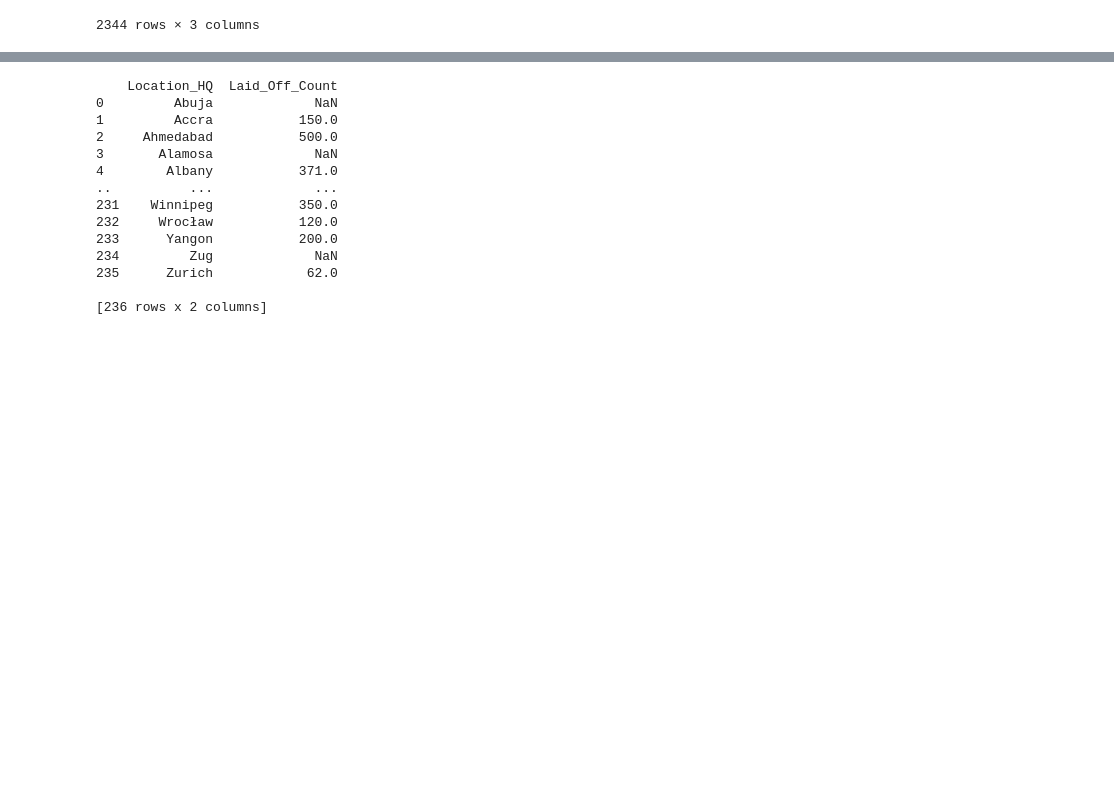
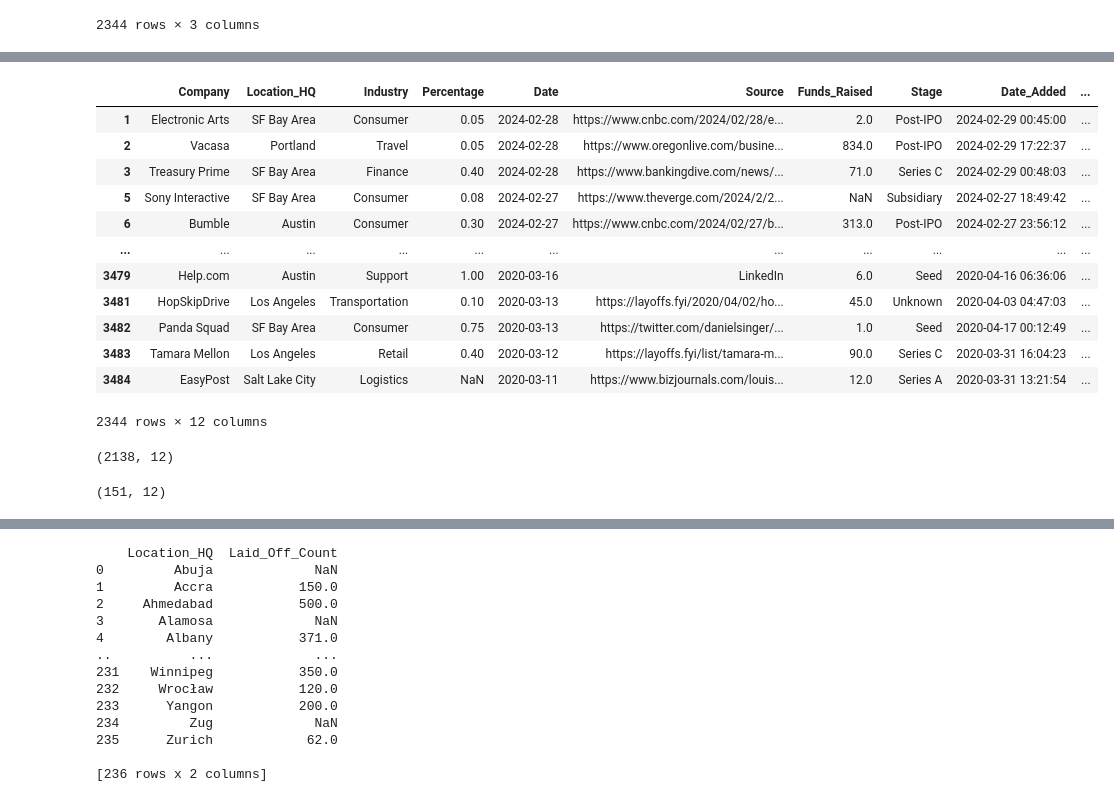
Before and after one commit to ShrustigaSR/LayoffsDashboard, a Jupyter notebook: Layoffs2024-Preprocessing.ipynb, the cells around one changed output, grey strips where cells are left out. Drawn from its saved outputs; the diff is of its cells as text; code cells hidden in the pictures; blank space fills up the shorter version.

```diff
--- a/Layoffs2024-Preprocessing.ipynb
+++ b/Layoffs2024-Preprocessing.ipynb
@@ -796,0 +852,2 @@ not_found_main.shape
+# %%
+data = data[~((data["List_of_Employees_Laid_Off"] == "Unknown") & (data["Laid_Off_Count"].isna()))]
@@ -796,0 +858,2 @@ not_found_main.shape
+# %%
+tp3 = data
@@ -796,0 +876,2 @@ not_found_main.shape
+# %%
+tp3['Laid_Off_Count'] = temp.loc[temp.index, 'Laid_Off_Count']
@@ -796,0 +882,24 @@ not_found_main.shape
+# %%
+tp3
+# %% [output]
+|  | Company | Location_HQ | Industry | Percentage | Date | Source | Funds_Raised | Stage | Date_Added | ... |
+| 1 | Electronic Arts | SF Bay Area | Consumer | 0.05 | 2024-02-28 | https://www.cnbc.com/2024/02/28/e... | 2.0 | Post-IPO | 2024-02-29 00:45:00 | ... |
+| 2 | Vacasa | Portland | Travel | 0.05 | 2024-02-28 | https://www.oregonlive.com/busine... | 834.0 | Post-IPO | 2024-02-29 17:22:37 | ... |
+| 3 | Treasury Prime | SF Bay Area | Finance | 0.40 | 2024-02-28 | https://www.bankingdive.com/news/... | 71.0 | Series C | 2024-02-29 00:48:03 | ... |
+| 5 | Sony Interactive | SF Bay Area | Consumer | 0.08 | 2024-02-27 | https://www.theverge.com/2024/2/2... | NaN | Subsidiary | 2024-02-27 18:49:42 | ... |
+| 6 | Bumble | Austin | Consumer | 0.30 | 2024-02-27 | https://www.cnbc.com/2024/02/27/b... | 313.0 | Post-IPO | 2024-02-27 23:56:12 | ... |
+| ... | ... | ... | ... | ... | ... | ... | ... | ... | ... | ... |
+| 3479 | Help.com | Austin | Support | 1.00 | 2020-03-16 | LinkedIn | 6.0 | Seed | 2020-04-16 06:36:06 | ... |
+| 3481 | HopSkipDrive | Los Angeles | Transportation | 0.10 | 2020-03-13 | https://layoffs.fyi/2020/04/02/ho... | 45.0 | Unknown | 2020-04-03 04:47:03 | ... |
+| 3482 | Panda Squad | SF Bay Area | Consumer | 0.75 | 2020-03-13 | https://twitter.com/danielsinger/... | 1.0 | Seed | 2020-04-17 00:12:49 | ... |
+| 3483 | Tamara Mellon | Los Angeles | Retail | 0.40 | 2020-03-12 | https://layoffs.fyi/list/tamara-m... | 90.0 | Series C | 2020-03-31 16:04:23 | ... |
+| 3484 | EasyPost | Salt Lake City | Logistics | NaN | 2020-03-11 | https://www.bizjournals.com/louis... | 12.0 | Series A | 2020-03-31 13:21:54 | ... |
+2344 rows × 12 columns
+# %%
+tp3[(tp3["List_of_Employees_Laid_Off"]=="Unknown") & (tp3["Laid_Off_Count"].isna())].shape
+# %% [output]
+(2138, 12)
+# %%
+tp3[(tp3["List_of_Employees_Laid_Off"]!="Unknown") & (tp3["Laid_Off_Count"].isna())].shape
+# %% [output]
+(151, 12)
```
Also changed, not shown: parts of 38 cells of this notebook.
